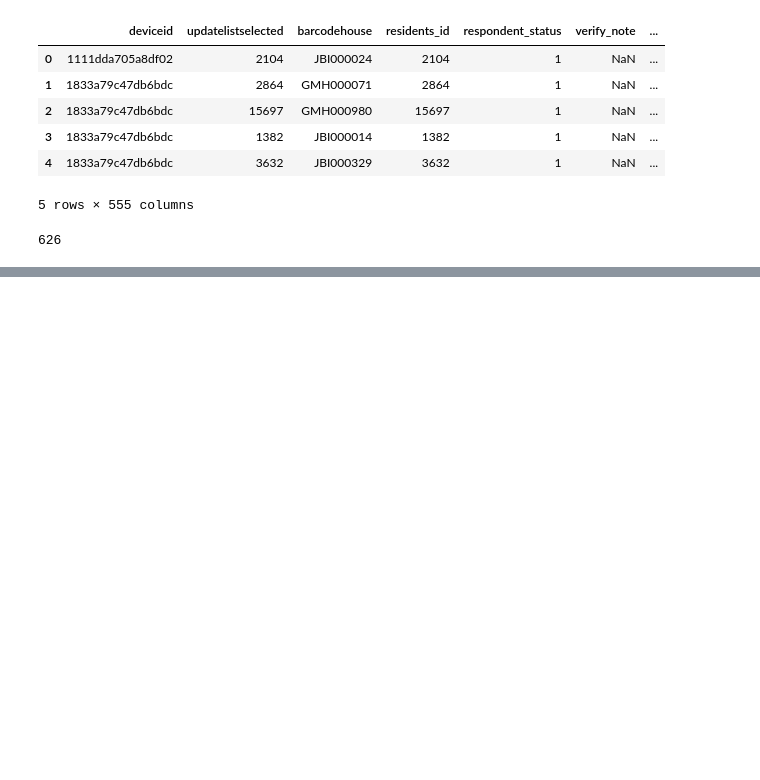
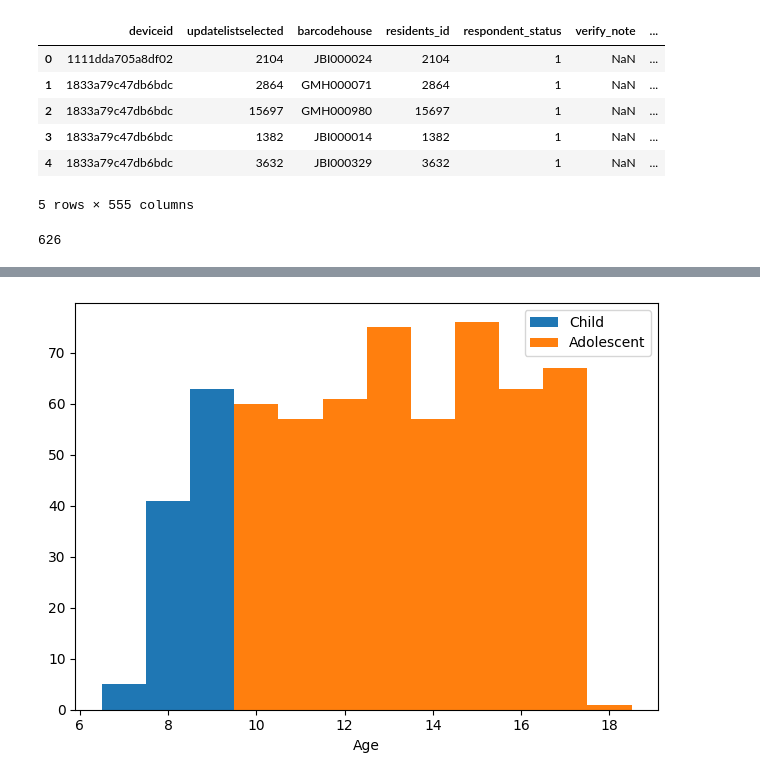
Before and after one commit to richard-lane/seaco_malaysia, a Jupyter notebook: qualitative.ipynb, the cells around one changed output, grey strips where cells are left out. Cells and saved outputs as stored; diff of their text form; code cells hidden in the pictures; blank space fills up the shorter version.

Commit message:
age bar plot

```diff
--- a/qualitative.ipynb
+++ b/qualitative.ipynb
@@ -59,0 +59,18 @@ Name: count, dtype: int64
+# %%
+""" Histogram of ages """
+
+import matplotlib.pyplot as plt
+
+fig, axis = plt.subplots()
+
+bins = np.linspace(6.5, 18.5, 13)
+accepted_df[accepted_df["child"]]["age_dob"].hist(ax=axis, bins=bins, label="Child")
+accepted_df[accepted_df["adolescent"]]["age_dob"].hist(ax=axis, bins=bins, label="Adolescent")
+
+axis.grid(False)
+axis.legend()
+axis.set_xlabel("Age")
+
+fig.tight_layout()
+# %% [output]
+[figure, added]
```
Also changed, not shown: parts of 6 cells of this notebook.
